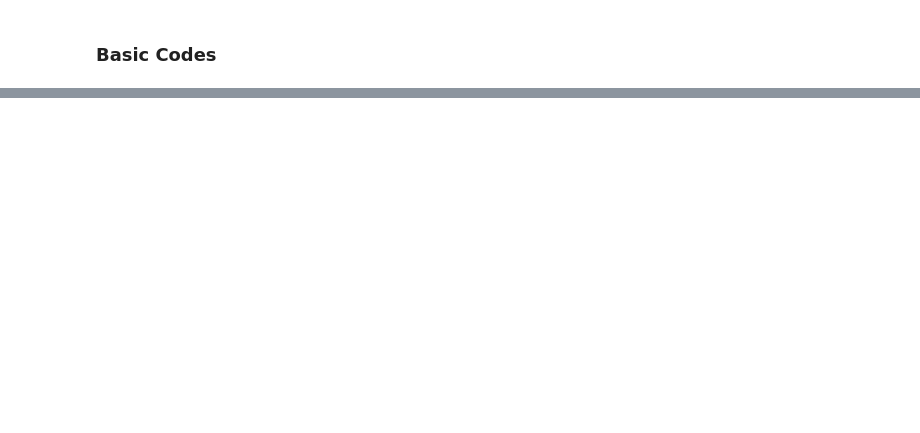
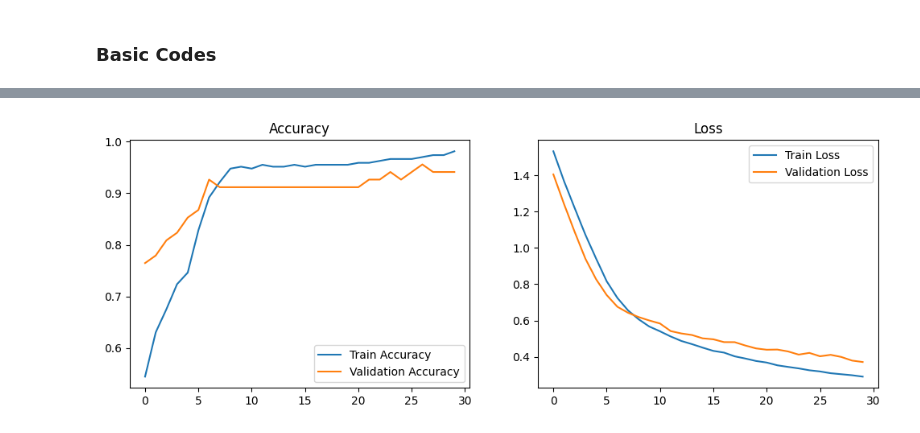
Before and after one commit to Kuppamshireesha/Incremental_Frameworks_Heart_Murmur_Classification, a Jupyter notebook: Code/Continuous.ipynb, the cells around one changed output, grey strips where cells are left out. Drawn from its saved outputs; the diff is of its cells as text; code cells hidden in the pictures; blank space fills up the shorter version.

```diff
--- a/Code/Continuous.ipynb
+++ b/Code/Continuous.ipynb
@@ -135,0 +1280,95 @@ def SplitDataset(classCSVPath, label_encoder=None):
+# %%
+import pickle
+
+initial_csv_path  = r"..\Dataset\base_audio_mfcc_features_with_labels.csv"
+X_train_mfcc, y_train_mfcc, X_test_mfcc, y_test_mfcc, \
+X_train_spectrogram, y_train_spectrogram, X_test_spectrogram, y_test_spectrogram, \
+label_encoder, datagen = SplitDataset(initial_csv_path)
+# Remove extra dimensions
+X_train_mfcc = np.squeeze(X_train_mfcc)  # Remove extra dimensions
+X_test_mfcc = np.squeeze(X_test_mfcc)
+
+# Ensure it's in (batch, time_steps, features) format
+if len(X_train_mfcc.shape) == 2:  # (batch, time_steps)
+    X_train_mfcc = np.expand_dims(X_train_mfcc, axis=-1)  # (batch, time_steps, features)
+
+if len(X_test_mfcc.shape) == 2:
+    X_test_mfcc = np.expand_dims(X_test_mfcc, axis=-1)
+
+print("Final X_train_mfcc shape:", X_train_mfcc.shape)  # Should be (336, 13, features)
+
+# Ensure y_train_mfcc is correctly formatted
+y_train_mfcc = np.argmax(y_train_mfcc, axis=1) if len(y_train_mfcc.shape) > 1 else y_train_mfcc
+
+# Define model
+input_shape = (X_train_mfcc.shape[1], X_train_mfcc.shape[2])  # (time_steps, features)
+num_classes = np.max(y_train_mfcc) + 1
+
+model = IncrementalCNN(input_shape, num_classes, l2_reg=0.0005)
+model.train_initial(X_train_mfcc, y_train_mfcc)
+
+
+model.evaluate_model(X_test_mfcc, np.argmax(y_test_mfcc, axis=1), label_encoder)
+
+with open("label_encoder.pkl", "wb") as f:
+    pickle.dump(label_encoder, f)
+
+with open("label_encoder.pkl", "rb") as f:
+    loaded_label_encoder = pickle.load(f)
+
+incremental_csv_path = r"..\Dataset\inc_audio_mfcc_features_with_labels.csv"
+
+inc_train_x_mfcc, inc_train_y_mfcc, inc_test_mfcc, _, _, _, _, _, upd_label_encoder, _ = SplitDataset(incremental_csv_path, loaded_label_encoder)
+print(upd_label_encoder.classes_)
+model.train_incremental(inc_train_x_mfcc, np.argmax(inc_train_y_mfcc, axis=1), validation_split=0.2) #use incremental train function.
+model.evaluate_model(X_test_mfcc, np.argmax(y_test_mfcc, axis=1), upd_label_encoder)
+
+with open("label_encoder.pkl", "wb") as f:
+    pickle.dump(upd_label_encoder, f)
+
+with open("label_encoder.pkl", "rb") as f:
+    loaded_label_encoder = pickle.load(f)
+
+mvp_csv_path = r"..\Dataset\continuous_audio_mfcc_features_with_labels.csv"
+mvp_train_x_mfcc, mvp_train_y_mfcc, mvp_test_x_mfcc, mvp_test_y_mfcc, _, _, _, _, upd_label_encoder, _ = SplitDataset(mvp_csv_path, loaded_label_encoder)
+
+def sample_data(X, y, sample_ratio=0.2):
+    """Randomly selects a percentage of the data."""
+    sample_size = int(len(X) * sample_ratio)  # Calculate 20% of the data
+    indices = np.random.choice(len(X), sample_size, replace=False)  # Randomly select indices
+    return X[indices], y[indices]  # Return sampled data
+
+old_x_train_mfcc,old_y_train_mfcc,old_x_test_mfcc, old_y_test_mfcc, _,_,_,_,upd_label_encoder, _ = SplitDataset(initial_csv_path, upd_label_encoder)
+print(old_y_train_mfcc[3])
+old_x_sample, old_y_sample = sample_data(old_x_train_mfcc, old_y_train_mfcc, sample_ratio=0.2)
+
+print(old_y_sample[3])
+print(old_y_test_mfcc[12])
+
+print("Class Mapping in Label Encoder:")
+for class_name, encoded_value in zip(upd_label_encoder.classes_, range(len(upd_label_encoder.classes_))):
+    print(f"{class_name}: {encoded_value}")
+
+combined_x_train = np.concatenate((mvp_train_x_mfcc, old_x_sample), axis=0)
+combined_y_train = np.concatenate((mvp_train_y_mfcc, old_y_sample), axis=0)
+
+# Debug: Print shapes before training
+print(f"🔹 Combined X_train shape: {combined_x_train.shape}")
+print(f"🔹 Combined y_train shape: {combined_y_train.shape}")
+
+# Use the combined dataset for incremental learning
+model.add_new_label(combined_x_train, np.argmax(combined_y_train, axis=1))
+
+# Ensure all arrays are NumPy arrays
+print(old_y_test_mfcc[12])
+X_combined_test = np.concatenate((old_x_test_mfcc, mvp_test_x_mfcc), axis=0)
+y_combined_test = np.concatenate((old_y_test_mfcc, mvp_test_y_mfcc), axis=0)
+
+# Evaluate the model with the combined test set
+model.evaluate_model(X_combined_test, np.argmax(y_combined_test, axis=1), upd_label_encoder)
+
+# model.evaluate_model(mvp_test_x_mfcc, np.argmax(mvp_test_y_mfcc, axis=1), upd_label_encoder)
+
+with open("label_encoder.pkl", "wb") as f:
+    pickle.dump(upd_label_encoder, f)
+# %% [output]
@@ -135,0 +1392 @@ def SplitDataset(classCSVPath, label_encoder=None):
+[figure, added]
```
Also changed, not shown: parts of 27 cells of this notebook, 1 other file.
